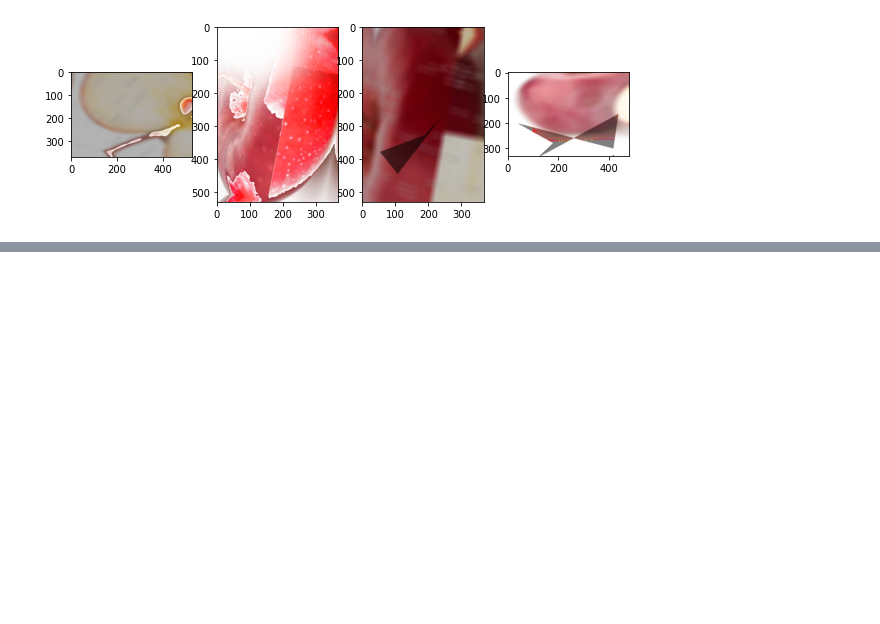
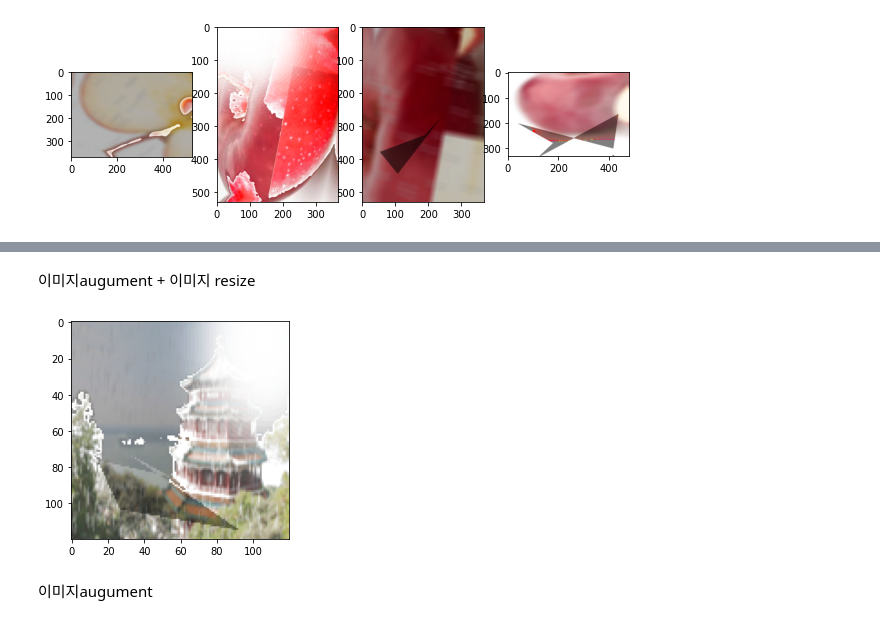
Before and after one commit to chi-hun/chi-hun, a Jupyter notebook: albumentations.ipynb, the cells around one changed output, grey strips where cells are left out. Cells and saved outputs as stored; diff of their text form; code cells hidden in the pictures; blank space fills up the shorter version.

```diff
--- a/albumentations.ipynb
+++ b/albumentations.ipynb
@@ -60,0 +63,44 @@ plt.show()
+# %%
+import tensorflow as tf
+from sklearn.datasets import load_sample_image
+from functools import partial
+image = load_sample_image('china.jpg')
+image = image.reshape(1,427,640,3)
+label = tf.constant(['china'])
+data = tf.data.Dataset.from_tensor_slices((image, label))
+# %%
+transformer = A.Compose([A.RandomBrightnessContrast(),
+                         A.RandomFog(True),
+                         A.RandomGamma(),
+                         A.RandomGridShuffle(),
+                         A.RandomRain(True),
+                         A.RandomRotate90(True),
+                         A.RandomScale(),
+                         A.RandomShadow(),
+                         A.RandomSnow(),
+                         A.RandomSunFlare(),
+                         A.RandomToneCurve(),
+                         A.HorizontalFlip(True),
+                         A.Rotate(20)])
+# %% [markdown]
+이미지augument + 이미지 resize
+# %%
+def aug_image(image, image_size): #이미지 변환
+    image_dic = {'image':image}
+    aug_img = transformer(**image_dic)
+    aug_img = tf.cast(aug_img['image']/255, tf.float32)
+    aug_img = tf.image.resize(aug_img, size=[image_size, image_size])
+    return aug_img
+
+def process_data(image, label, image_size): #텐서플로우 계산으로 aug_image
+    aug_img = tf.numpy_function(func=aug_image, inp=[image, image_size], Tout=tf.float32)
+    return aug_img, label
+# %%
+dataset = data.map(partial(process_data, image_size=120)) #partial image_size 전달
+# %%
+plt.imshow(next(iter(dataset))[0])
+plt.show()
+# %% [output]
+[figure, added]
+# %% [markdown]
+이미지augument
```
Also changed, not shown: parts of 4 cells of this notebook.
